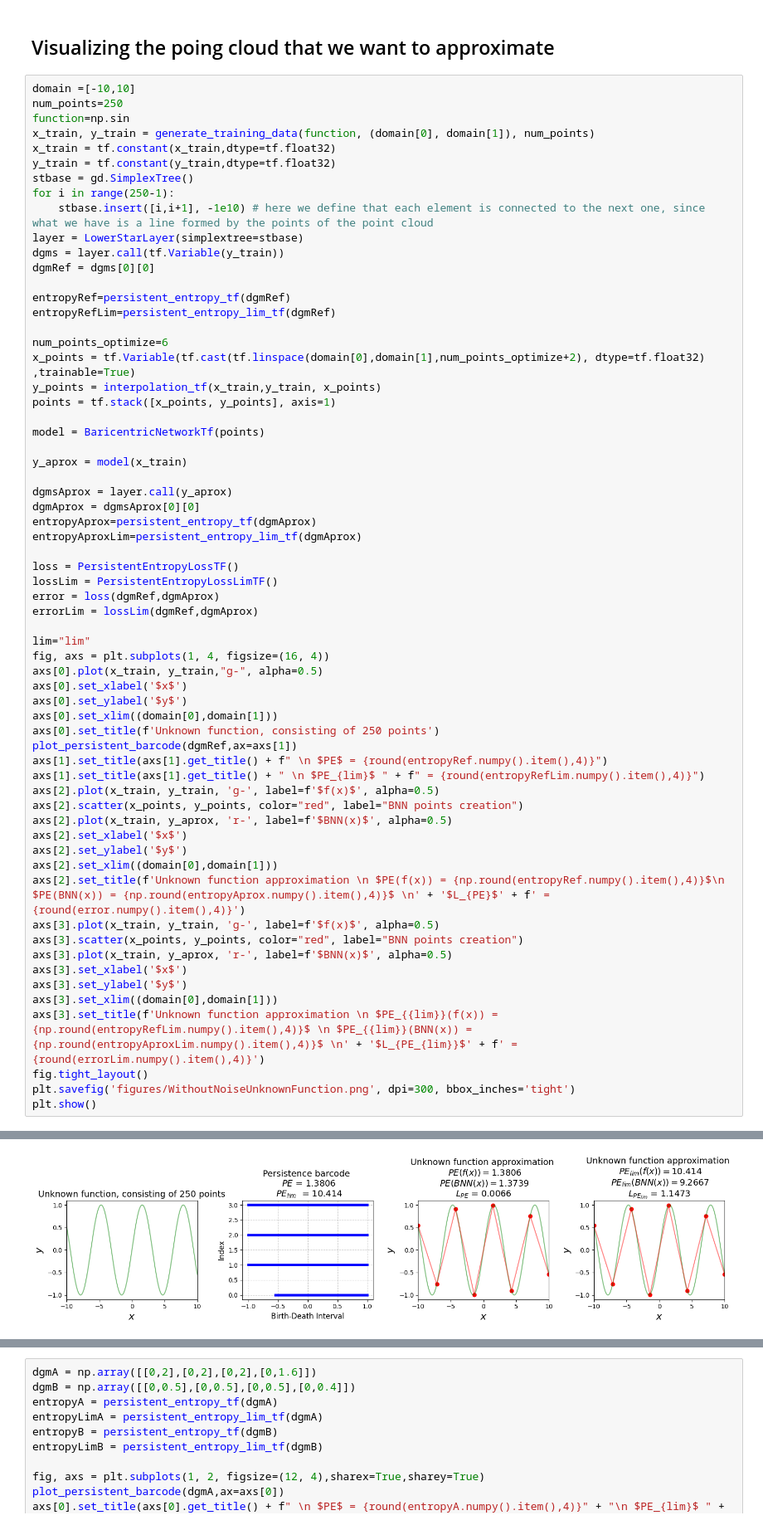
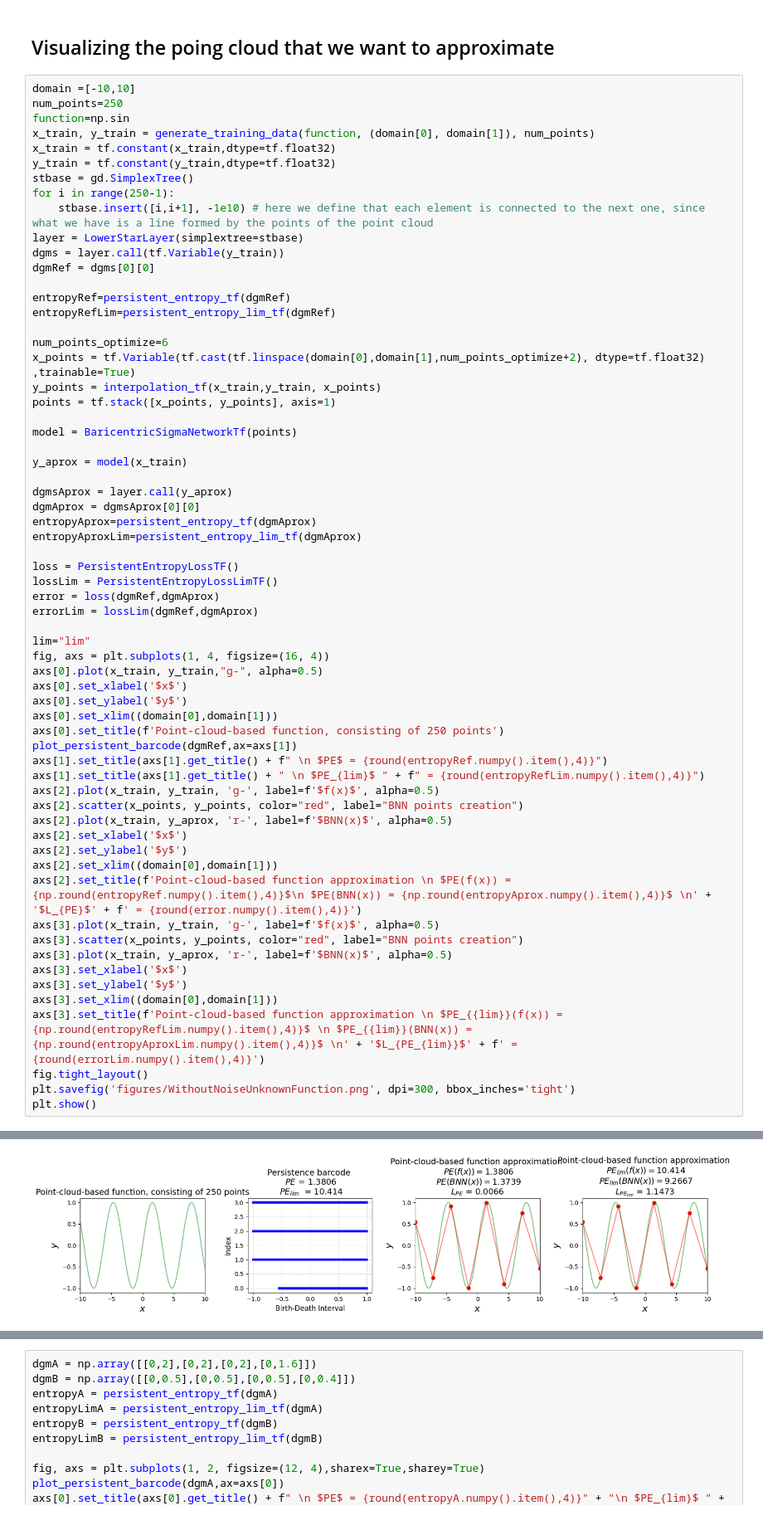
Before and after one commit to victosdur/Function_Approximation_Using_BNN_and_LWPE, a Jupyter notebook: OptimizedPoints.ipynb, the cells around one changed output, grey strips where cells are left out. Shown at 83% size. Saved outputs shown, nothing was run; the diff lists cells and outputs as text.

```diff
--- a/OptimizedPoints.ipynb
+++ b/OptimizedPoints.ipynb
@@ -47,7 +40,7 @@ x_points = tf.Variable(tf.cast(tf.linspace(domain[0],domain[1],num_points_optimi
 y_points = interpolation_tf(x_train,y_train, x_points)
 points = tf.stack([x_points, y_points], axis=1)
 
-model = BaricentricNetworkTf(points)
+model = BaricentricSigmaNetworkTf(points)
 
 y_aprox = model(x_train)
 
@@ -67,7 +60,7 @@ axs[0].plot(x_train, y_train,"g-", alpha=0.5)
 axs[0].set_xlabel('$x$')
 axs[0].set_ylabel('$y$')
 axs[0].set_xlim((domain[0],domain[1]))
-axs[0].set_title(f'Unknown function, consisting of 250 points')
+axs[0].set_title(f'Point-cloud-based function, consisting of 250 points')
 plot_persistent_barcode(dgmRef,ax=axs[1])
 axs[1].set_title(axs[1].get_title() + f" \n $PE$ = {round(entropyRef.numpy().item(),4)}")
 axs[1].set_title(axs[1].get_title() + " \n $PE_{lim}$ " + f" = {round(entropyRefLim.numpy().item(),4)}")
@@ -77,14 +70,14 @@ axs[2].plot(x_train, y_aprox, 'r-', label=f'$BNN(x)$', alpha=0.5)
 axs[2].set_xlabel('$x$')
 axs[2].set_ylabel('$y$')
 axs[2].set_xlim((domain[0],domain[1]))
-axs[2].set_title(f'Unknown function approximation \n $PE(f(x)) = {np.round(entropyRef.numpy().item(),4)}$\n $PE(BNN(x)) = {np.round(entropyAprox.numpy().item(),4)}$ \n' + '$L_{PE}$' + f' = {round(error.numpy().item(),4)}')
+axs[2].set_title(f'Point-cloud-based function approximation \n $PE(f(x)) = {np.round(entropyRef.numpy().item(),4)}$\n $PE(BNN(x)) = {np.round(entropyAprox.numpy().item(),4)}$ \n' + '$L_{PE}$' + f' = {round(error.numpy().item(),4)}')
 axs[3].plot(x_train, y_train, 'g-', label=f'$f(x)$', alpha=0.5)
 axs[3].scatter(x_points, y_points, color="red", label="BNN points creation")
 axs[3].plot(x_train, y_aprox, 'r-', label=f'$BNN(x)$', alpha=0.5)
 axs[3].set_xlabel('$x$')
 axs[3].set_ylabel('$y$')
 axs[3].set_xlim((domain[0],domain[1]))
-axs[3].set_title(f'Unknown function approximation \n $PE_{{lim}}(f(x)) = {np.round(entropyRefLim.numpy().item(),4)}$ \n $PE_{{lim}}(BNN(x)) = {np.round(entropyAproxLim.numpy().item(),4)}$ \n' + '$L_{PE_{lim}}$' + f' = {round(errorLim.numpy().item(),4)}')
+axs[3].set_title(f'Point-cloud-based function approximation \n $PE_{{lim}}(f(x)) = {np.round(entropyRefLim.numpy().item(),4)}$ \n $PE_{{lim}}(BNN(x)) = {np.round(entropyAproxLim.numpy().item(),4)}$ \n' + '$L_{PE_{lim}}$' + f' = {round(errorLim.numpy().item(),4)}')
 fig.tight_layout()
 plt.savefig('figures/WithoutNoiseUnknownFunction.png', dpi=300, bbox_inches='tight')
 plt.show()
@@ -93,2 +85,2 @@ plt.show()
-[figure, old version]
+[figure, new version]
 # %% [markdown]
```
Also changed, not shown: parts of 18 cells of this notebook, 23 other files.
